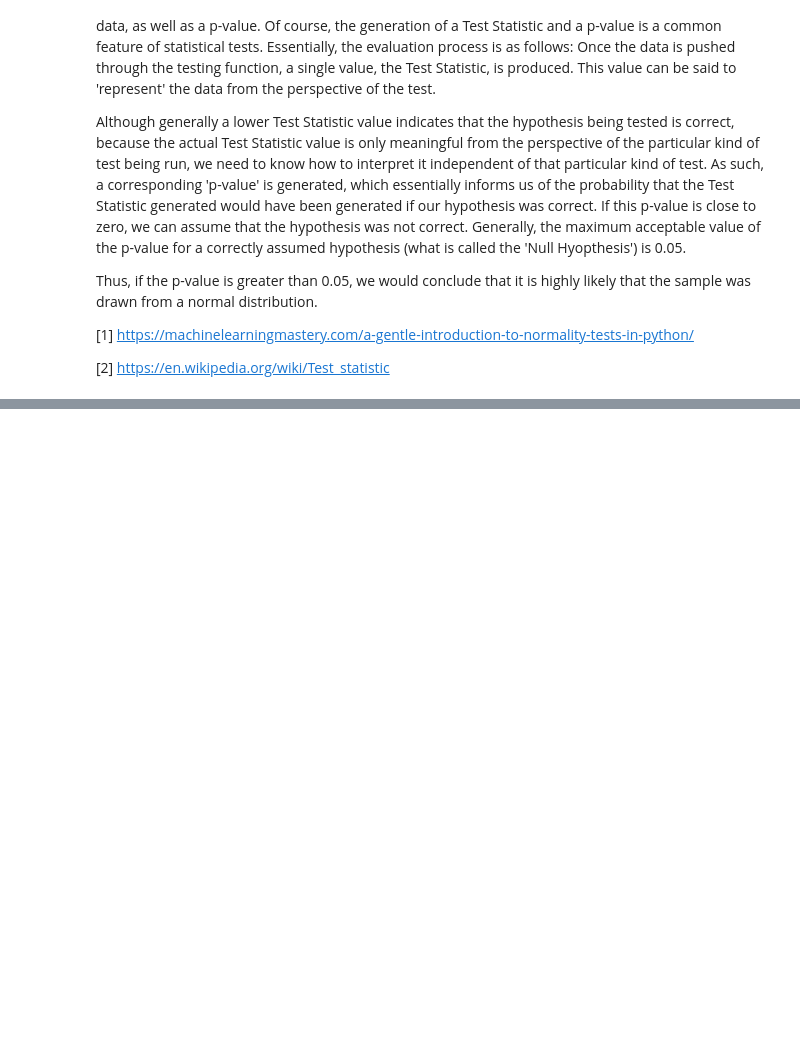
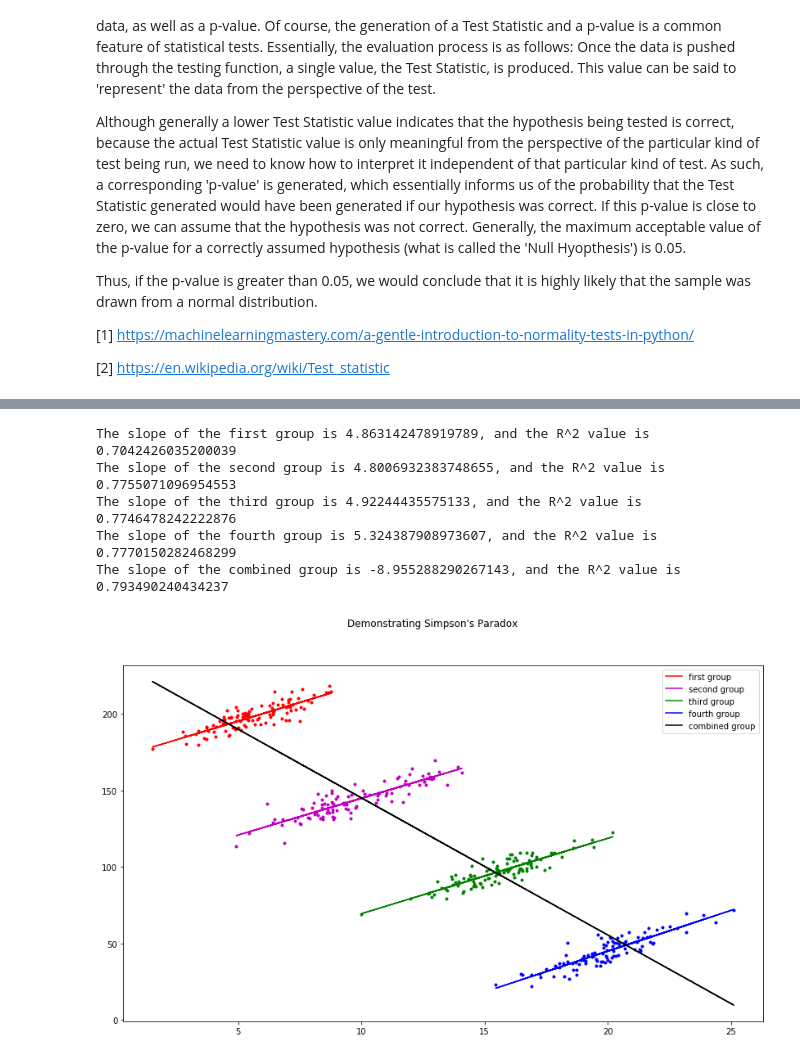
Before and after one commit to ashleycampion/GMIT_fundamentals_of_data_analysis_module, a Jupyter notebook: Tasks.ipynb, the cells around one changed output, grey strips where cells are left out. Drawn from its saved outputs; the diff is of its cells as text; code cells hidden in the pictures; blank space fills up the shorter version.

```diff
--- a/Tasks.ipynb
+++ b/Tasks.ipynb
@@ -266,0 +271,29 @@ ValueError: shapes (1,2) and (100,100) not aligned: 2 (dim 1) != 100 (dim 0)
+# %%
+from sklearn.linear_model import LinearRegression
+
+# loop through each of the groups, as well as the aggregate of them all
+plt.figure(figsize=(14,8))
+for x, y, z, color in [(arr1x, arr1y, "first", "r"),(arr2x, arr2y, "second", "m"),(arr3x, arr3y, "third", "g"),(arr4x, arr4y, "fourth", "b"),(np.concatenate((arr1x, arr2x, arr3x, arr4x)), np.concatenate((arr1y, arr2y, arr3y, arr4y)), "combined", "black")]:
+    # we don't want to plot the combined groupas it will have already been plotted in parts
+    if z != "combined":
+        plt.plot(x, y, '.', color=color)
+        # plot the regression line for group and the combined group
+    m, b = np.polyfit(x, y, 1)
+    plt.plot(x, m*x+b, color=color, label=f"{z} group")
+    # reshape the x values for the LinearRegression.fit() method
+    x = x.reshape(-1,1)
+    # create the linear regression model
+    regr = LinearRegression(fit_intercept = True, normalize = True, copy_X = True, n_jobs = 2).fit(x, y)
+    # print the slope of the regression line. It should be positive for each of the indiviual groups, but negative when aggregated
+    # print R^2 to show that the lines are a good fit
+    print(f"The slope of the {z} group is {regr.coef_[0]}, and the R^2 value is {regr.score(x, y)}")
+plt.suptitle("Demonstrating Simpson's Paradox")
+plt.legend()
+plt.show()
+# %% [output]
+The slope of the first group is 4.863142478919789, and the R^2 value is 0.7042426035200039
+The slope of the second group is 4.8006932383748655, and the R^2 value is 0.7755071096954553
+The slope of the third group is 4.92244435575133, and the R^2 value is 0.7746478242222876
+The slope of the fourth group is 5.324387908973607, and the R^2 value is 0.7770150282468299
+The slope of the combined group is -8.955288290267143, and the R^2 value is 0.793490240434237
+[figure, added]
```
Also changed, not shown: parts of 8 cells of this notebook.
